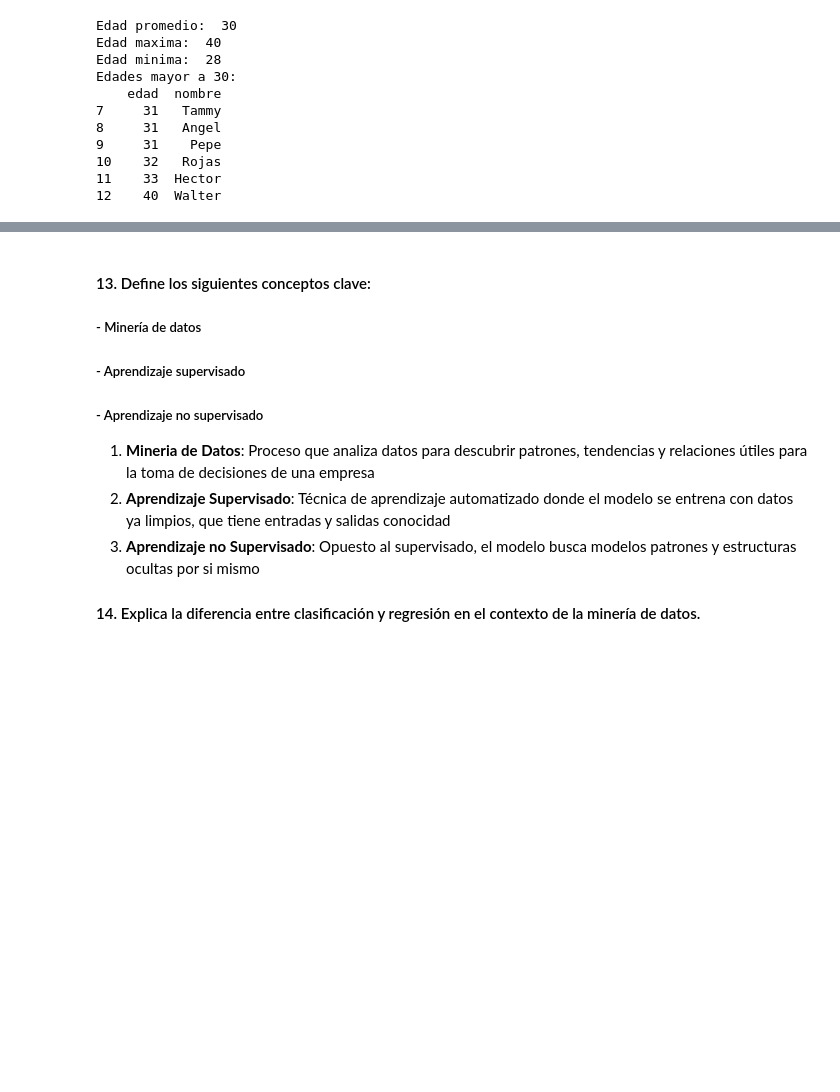
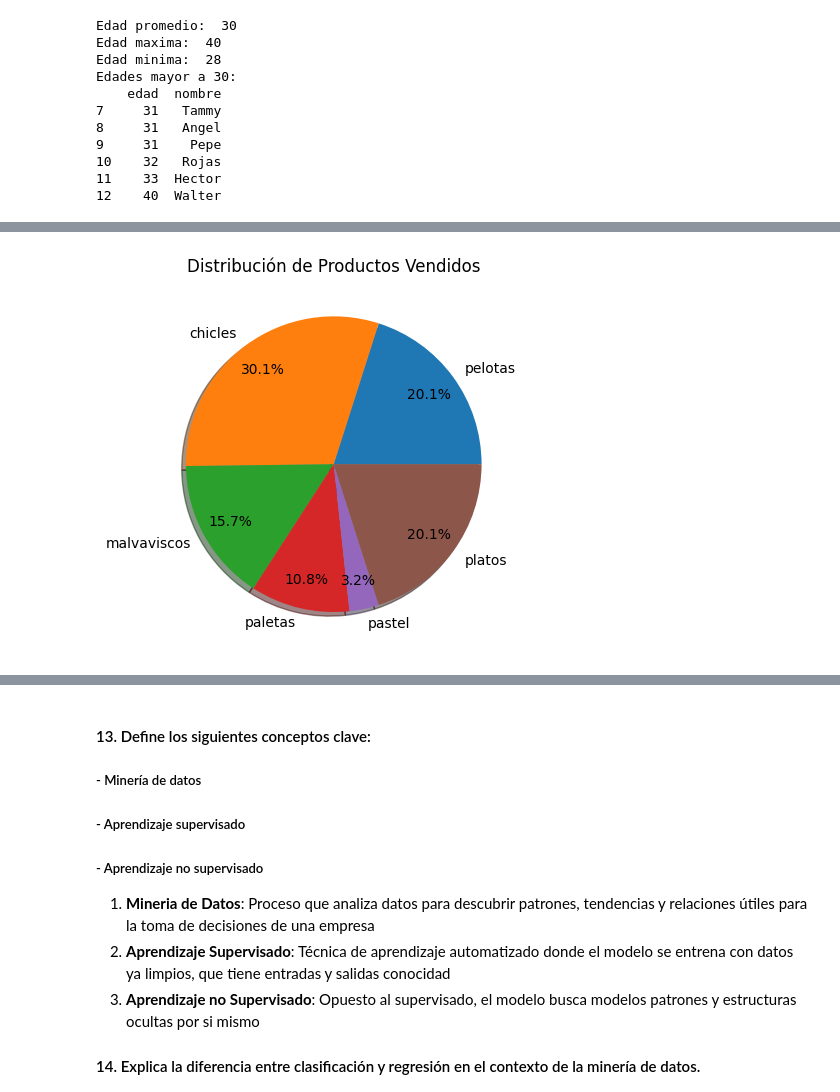
Before and after one commit to SLC-ITESO/MineriaDatos, a Jupyter notebook: REPASOS/Repaso_1_2_3/Repaso_1_2_3.ipynb, the cells around one changed output, grey strips where cells are left out. Saved outputs shown, nothing was run; the diff lists cells and outputs as text; code cells hidden in the pictures; blank space fills up the shorter version.

```diff
--- a/REPASOS/Repaso_1_2_3/Repaso_1_2_3.ipynb
+++ b/REPASOS/Repaso_1_2_3/Repaso_1_2_3.ipynb
@@ -119,0 +197,12 @@ Edades mayor a 30:
+# %%
+import pandas as pd
+import matplotlib.pyplot as plt
+
+
+df = pd.read_csv('datos_11.csv')
+
+plt.pie(df['cantidad'], labels = df['producto'], shadow = True, autopct='%1.1f%%',pctdistance=0.80)
+plt.title('Distribución de Productos Vendidos')
+plt.show()
+# %% [output]
+[figure, added]
```
Also changed, not shown: parts of 8 cells of this notebook, 7 other files.
